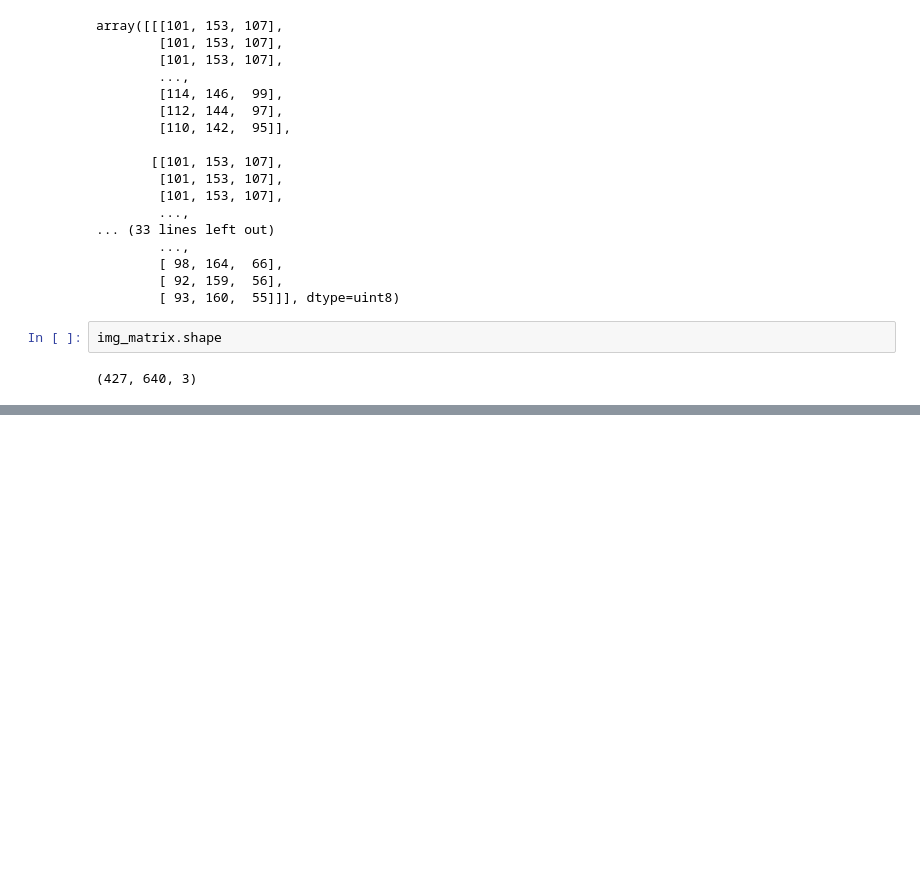
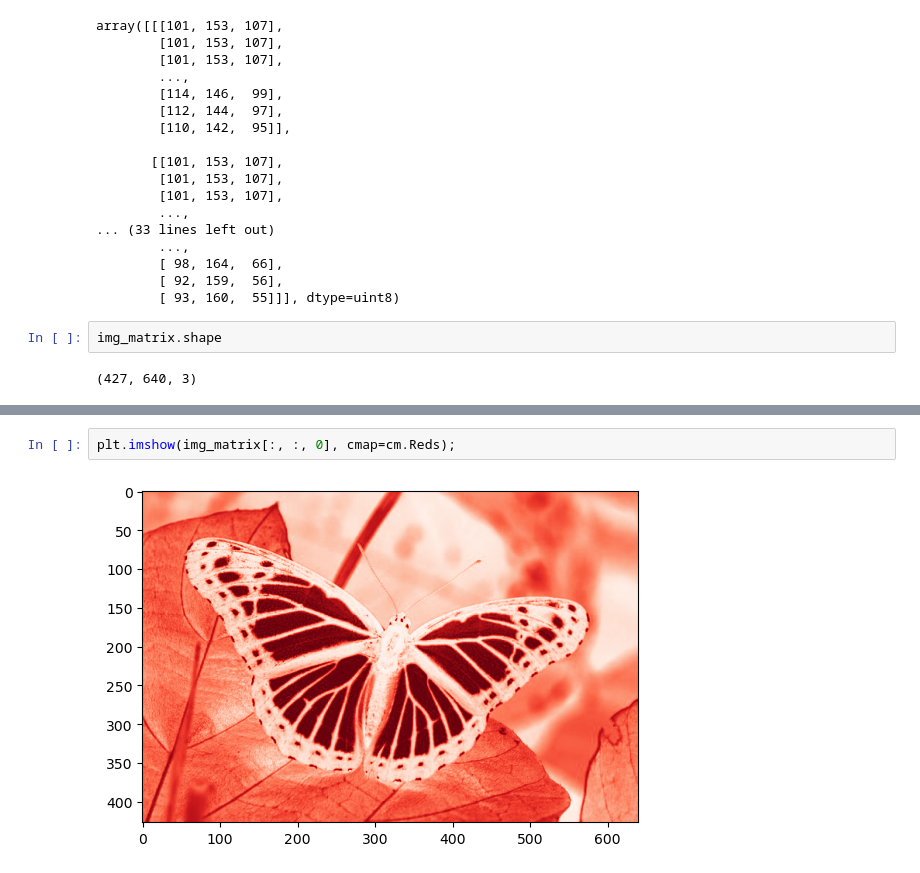
Before and after one commit to crissyro/Deep-learning-courses, a Jupyter notebook: notebooks/convolution_practice.ipynb, the cells around one changed output, grey strips where cells are left out. Saved outputs shown, nothing was run; the diff lists cells and outputs as text; blank space fills up the shorter version.

```diff
--- a/notebooks/convolution_practice.ipynb
+++ b/notebooks/convolution_practice.ipynb
@@ -59,0 +64,4 @@ img_matrix.shape
+# %%
+plt.imshow(img_matrix[:, :, 0], cmap=cm.Reds);
+# %% [output]
+[figure, added]
```
Also changed, not shown: parts of 3 cells of this notebook.
